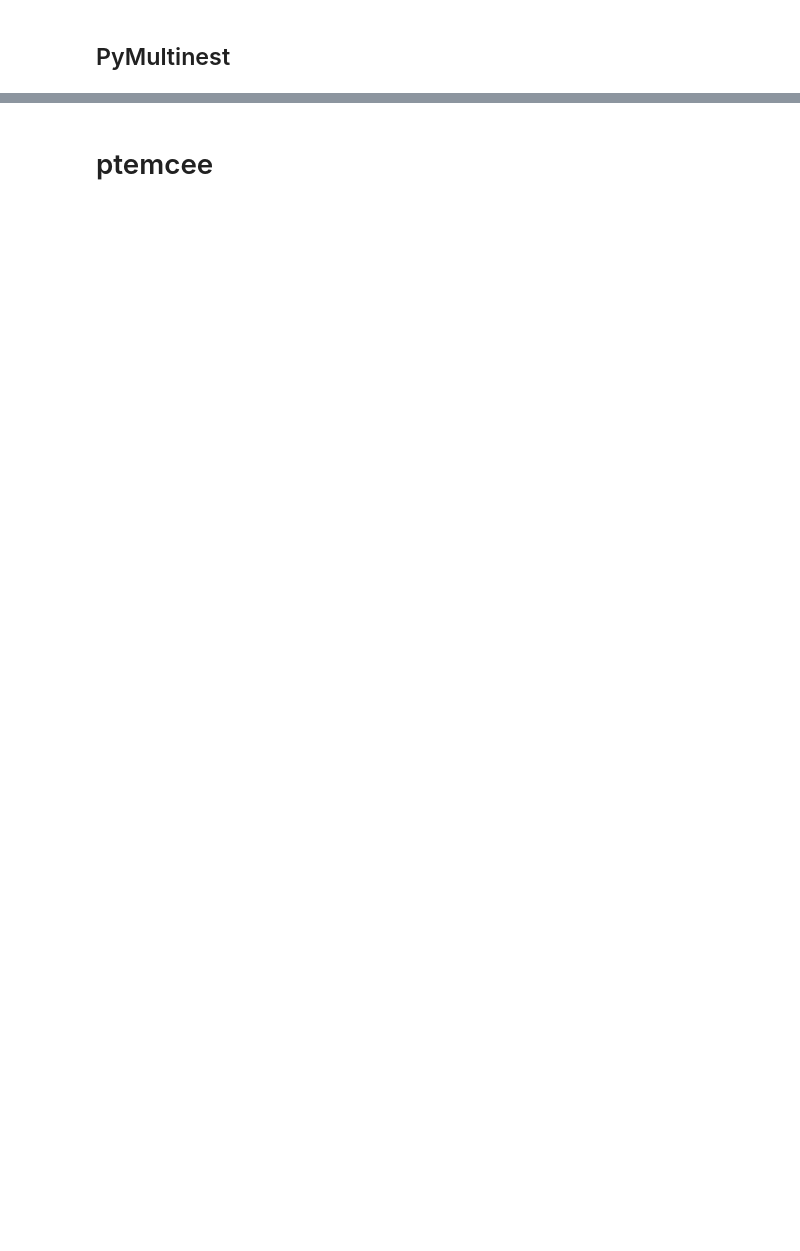
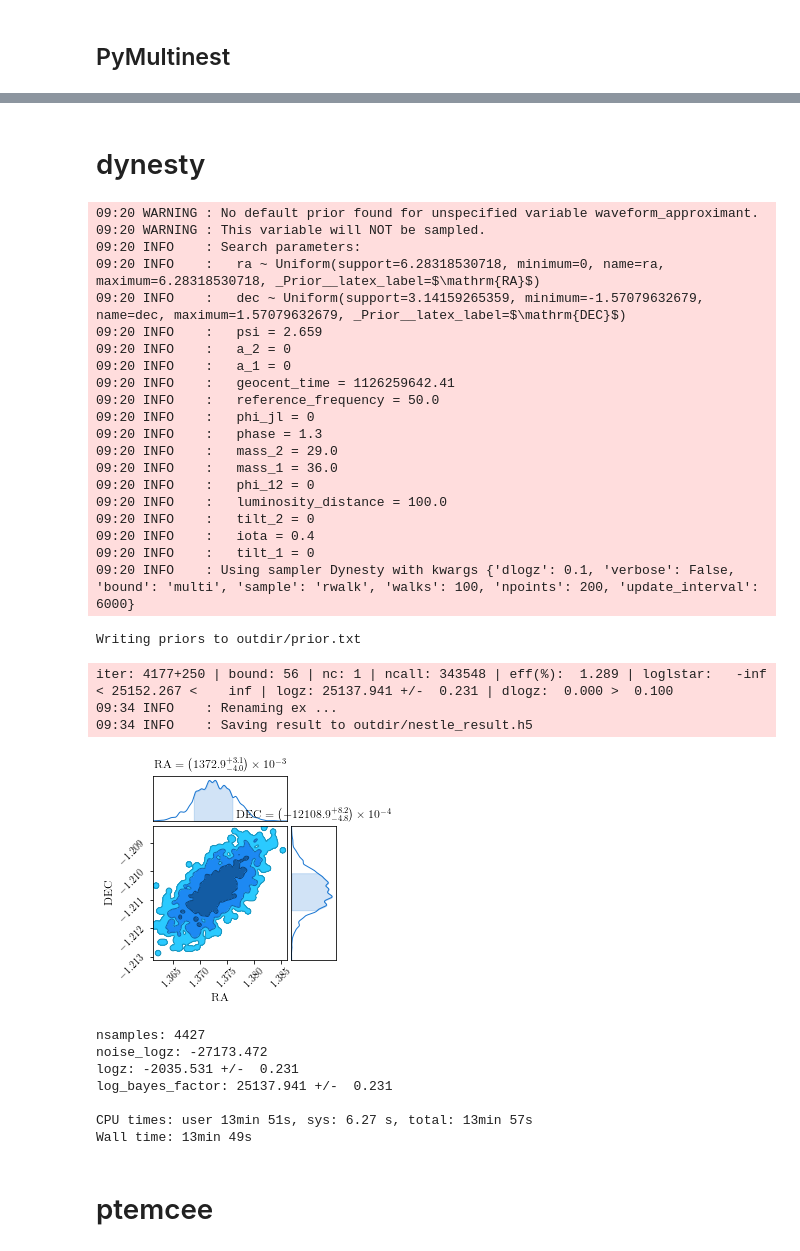
Before and after one commit to bilby-dev/bilby, a Jupyter notebook: tutorials/Compare_samplers.ipynb, the cells around one changed output, grey strips where cells are left out. Cells and saved outputs as stored; diff of their text form; code cells hidden in the pictures; blank space fills up the shorter version.

```diff
--- a/tutorials/Compare_samplers.ipynb
+++ b/tutorials/Compare_samplers.ipynb
@@ -91,3 +97,45 @@ Wall time: 1min 22s
+# %% [markdown]
+# dynesty
+# %%
+%%time
+result = peyote.sampler.run_sampler(
+    likelihood, priors=priors, sampler='dynesty', label='nestle',
+    bound='multi', sample='rwalk', npoints=200, walks=100, verbose=False)
+fig = result.plot_corner(save=False)
+plt.show()
+print(result)
+# %% [output]
+09:20 WARNING : No default prior found for unspecified variable waveform_approximant.
+09:20 WARNING : This variable will NOT be sampled.
+09:20 INFO    : Search parameters:
+09:20 INFO    :   ra ~ Uniform(support=6.28318530718, minimum=0, name=ra, maximum=6.28318530718, _Prior__latex_label=$\mathrm{RA}$)
+09:20 INFO    :   dec ~ Uniform(support=3.14159265359, minimum=-1.57079632679, name=dec, maximum=1.57079632679, _Prior__latex_label=$\mathrm{DEC}$)
+09:20 INFO    :   psi = 2.659
+09:20 INFO    :   a_2 = 0
+09:20 INFO    :   a_1 = 0
+09:20 INFO    :   geocent_time = 1126259642.41
+09:20 INFO    :   reference_frequency = 50.0
+09:20 INFO    :   phi_jl = 0
+09:20 INFO    :   phase = 1.3
+09:20 INFO    :   mass_2 = 29.0
+09:20 INFO    :   mass_1 = 36.0
+09:20 INFO    :   phi_12 = 0
+09:20 INFO    :   luminosity_distance = 100.0
+09:20 INFO    :   tilt_2 = 0
+09:20 INFO    :   iota = 0.4
+09:20 INFO    :   tilt_1 = 0
+09:20 INFO    : Using sampler Dynesty with kwargs {'dlogz': 0.1, 'verbose': False, 'bound': 'multi', 'sample': 'rwalk', 'walks': 100, 'npoints': 200, 'update_interval': 6000}
+Writing priors to outdir/prior.txt
+iter: 4177+250 | bound: 56 | nc: 1 | ncall: 343548 | eff(%):  1.289 | loglstar:   -inf < 25152.267 <    inf | logz: 25137.941 +/-  0.231 | dlogz:  0.000 >  0.100            09:34 INFO    : Renaming ex ...
+09:34 INFO    : Saving result to outdir/nestle_result.h5
+[figure, added]
+nsamples: 4427
+noise_logz: -27173.472
+logz: -2035.531 +/-  0.231
+log_bayes_factor: 25137.941 +/-  0.231
+
+CPU times: user 13min 51s, sys: 6.27 s, total: 13min 57s
+Wall time: 13min 49s
 # %% [markdown]
 # ptemcee
 # %%
```
Also changed, not shown: parts of 4 cells of this notebook, 1 other file.
